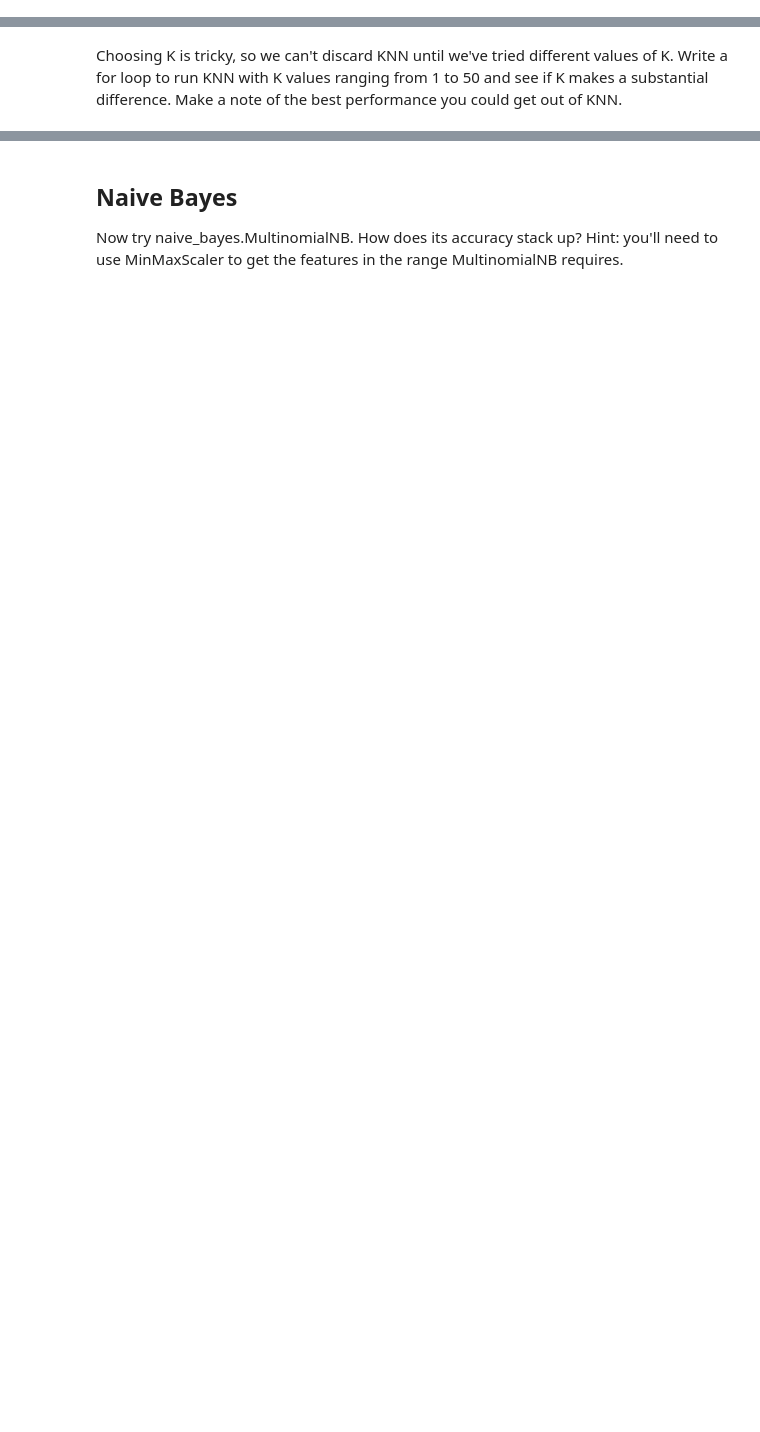
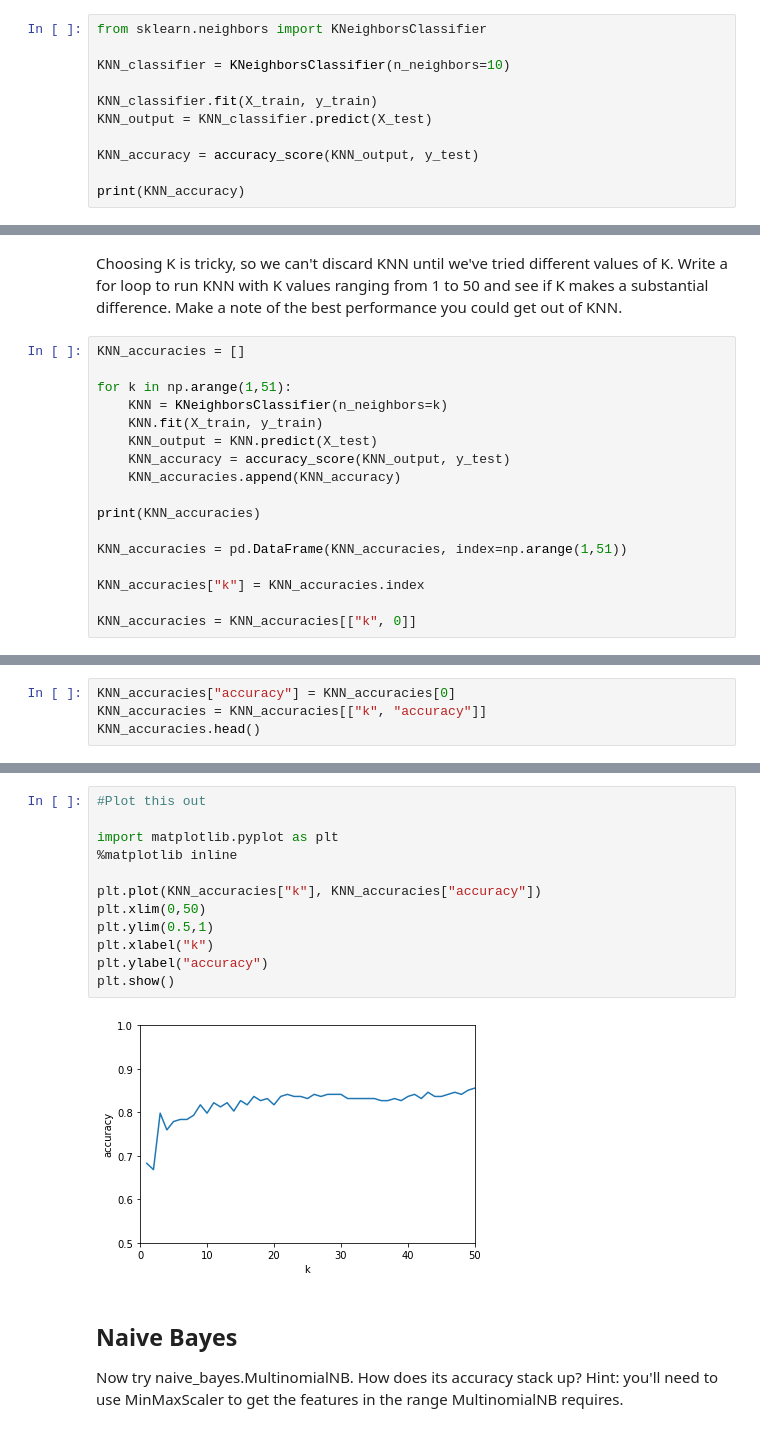
Before and after one commit to amontagut8/Adrians-Landfill, a Jupyter notebook: FinalProjectAssignment.ipynb, the cells around one changed output, grey strips where cells are left out. Cells and saved outputs as stored; diff of their text form; blank space fills up the shorter version.

```diff
--- a/FinalProjectAssignment.ipynb
+++ b/FinalProjectAssignment.ipynb
@@ -226,3 +290,14 @@ Next try using svm.SVC with a linear kernel. How does it compare to the decision
 # %% [markdown]
 ## KNN
 How about K-Nearest-Neighbors? Hint: use neighbors.KNeighborsClassifier - it's a lot easier than implementing KNN from scratch like we did earlier in the course. Start with a K of 10. K is an example of a hyperparameter - a parameter on the model itself which may need to be tuned for best results on your particular data set.
+# %%
+from sklearn.neighbors import KNeighborsClassifier
+
+KNN_classifier = KNeighborsClassifier(n_neighbors=10)
+
+KNN_classifier.fit(X_train, y_train)
+KNN_output = KNN_classifier.predict(X_test)
+
+KNN_accuracy = accuracy_score(KNN_output, y_test)
+
+print(KNN_accuracy)
@@ -229,2 +306,19 @@ How about K-Nearest-Neighbors? Hint: use neighbors.KNeighborsClassifier - it's a
 # %% [markdown]
 Choosing K is tricky, so we can't discard KNN until we've tried different values of K. Write a for loop to run KNN with K values ranging from 1 to 50 and see if K makes a substantial difference. Make a note of the best performance you could get out of KNN.
+# %%
+KNN_accuracies = []
+
+for k in np.arange(1,51):
+    KNN = KNeighborsClassifier(n_neighbors=k)
+    KNN.fit(X_train, y_train)
+    KNN_output = KNN.predict(X_test)
+    KNN_accuracy = accuracy_score(KNN_output, y_test)
+    KNN_accuracies.append(KNN_accuracy)
+
+print(KNN_accuracies)
+
+KNN_accuracies = pd.DataFrame(KNN_accuracies, index=np.arange(1,51))
+
+KNN_accuracies["k"] = KNN_accuracies.index
+
+KNN_accuracies = KNN_accuracies[["k", 0]]
@@ -230,0 +327,4 @@ Choosing K is tricky, so we can't discard KNN until we've tried different values
+# %%
+KNN_accuracies["accuracy"] = KNN_accuracies[0]
+KNN_accuracies = KNN_accuracies[["k", "accuracy"]]
+KNN_accuracies.head()
@@ -231,3 +338,17 @@ Choosing K is tricky, so we can't discard KNN until we've tried different values
+# %%
+#Plot this out
+
+import matplotlib.pyplot as plt
+%matplotlib inline
+
+plt.plot(KNN_accuracies["k"], KNN_accuracies["accuracy"])
+plt.xlim(0,50)
+plt.ylim(0.5,1)
+plt.xlabel("k")
+plt.ylabel("accuracy")
+plt.show()
+# %% [output]
+[figure, added]
 # %% [markdown]
 ## Naive Bayes
 
```
Also changed, not shown: parts of 20 cells of this notebook.
